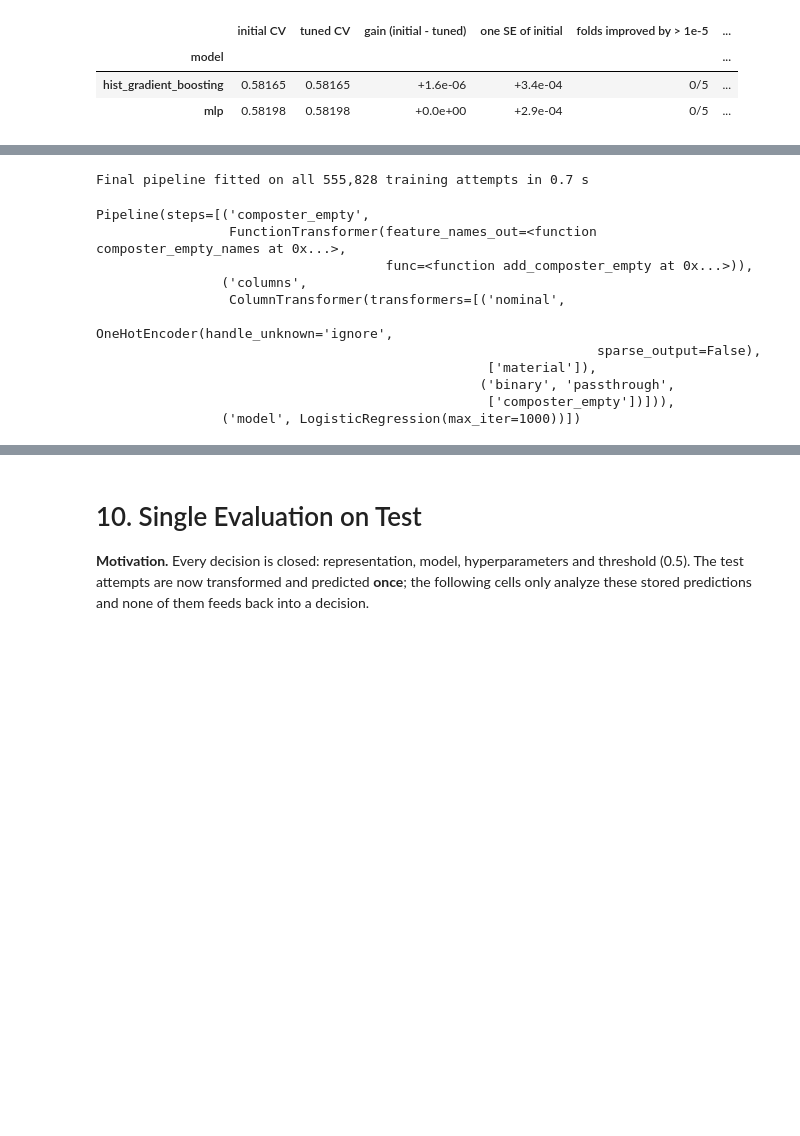
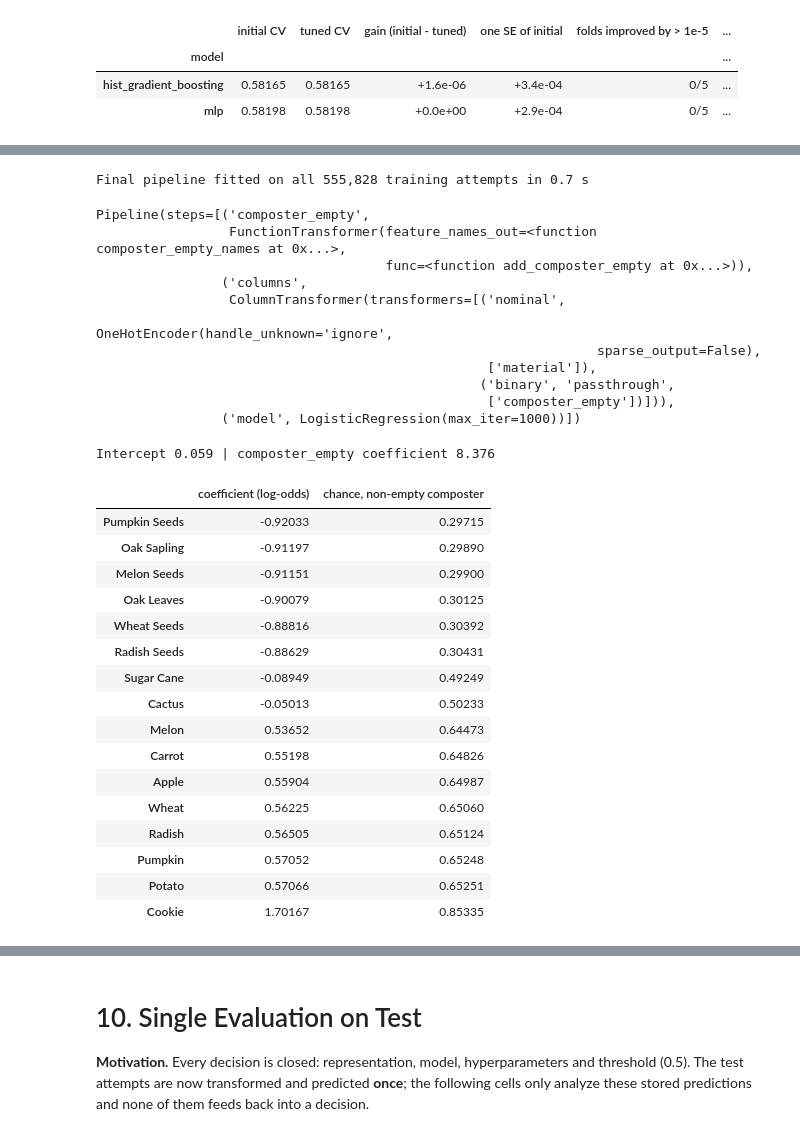
Before and after one commit to errodd/minecraft_composting_success_predictor, a Jupyter notebook: notebooks/03_modeling_and_model_selection.ipynb, the cells around one changed output, grey strips where cells are left out. Saved outputs shown, nothing was run; the diff lists cells and outputs as text; code cells hidden in the pictures; blank space fills up the shorter version.

```diff
--- a/notebooks/03_modeling_and_model_selection.ipynb
+++ b/notebooks/03_modeling_and_model_selection.ipynb
@@ -1111,22 +1157,50 @@ Selected pipeline: representation 'material' + logistic_regression (initial) ->
 # %%
 final_pipeline = build_model_pipeline(selected_estimator, SELECTED_REPRESENTATION)
 start = time.perf_counter()
 final_pipeline.fit(X_train, y_train)
 print(f"Final pipeline fitted on all {len(X_train):,} training attempts in {time.perf_counter() - start:.1f} s")
-final_pipeline
+display(final_pipeline)
+
+model = final_pipeline.named_steps["model"]
+coefficients = pd.Series(model.coef_[0], index=final_pipeline[:-1].get_feature_names_out())
+material_coefficients = coefficients.filter(like="nominal__material_")
+readable = pd.DataFrame({
+    "coefficient (log-odds)": material_coefficients.to_numpy(),
+    "chance, non-empty composter": 1 / (1 + np.exp(-(model.intercept_[0] + material_coefficients.to_numpy()))),
+}, index=material_coefficients.index.str.removeprefix("nominal__material_")).sort_values("chance, non-empty composter")
+print(f"Intercept {model.intercept_[0]:.3f} | composter_empty coefficient {coefficients['binary__composter_empty']:.3f}")
+readable
 # %% [output]
 Final pipeline fitted on all 555,828 training attempts in 0.7 s
 Pipeline(steps=[('composter_empty',
                  FunctionTransformer(feature_names_out=<function composter_empty_names at 0x...>,
                                      func=<function add_composter_empty at 0x...>)),
                 ('columns',
                  ColumnTransformer(transformers=[('nominal',
                                                   OneHotEncoder(handle_unknown='ignore',
                                                                 sparse_output=False),
                                                   ['material']),
                                                  ('binary', 'passthrough',
                                                   ['composter_empty'])])),
                 ('model', LogisticRegression(max_iter=1000))])
+Intercept 0.059 | composter_empty coefficient 8.376
+|  | coefficient (log-odds) | chance, non-empty composter |
+| Pumpkin Seeds | -0.92033 | 0.29715 |
+| Oak Sapling | -0.91197 | 0.29890 |
+| Melon Seeds | -0.91151 | 0.29900 |
+| Oak Leaves | -0.90079 | 0.30125 |
+| Wheat Seeds | -0.88816 | 0.30392 |
+| Radish Seeds | -0.88629 | 0.30431 |
+| Sugar Cane | -0.08949 | 0.49249 |
+| Cactus | -0.05013 | 0.50233 |
+| Melon | 0.53652 | 0.64473 |
+| Carrot | 0.55198 | 0.64826 |
+| Apple | 0.55904 | 0.64987 |
+| Wheat | 0.56225 | 0.65060 |
+| Radish | 0.56505 | 0.65124 |
+| Pumpkin | 0.57052 | 0.65248 |
+| Potato | 0.57066 | 0.65251 |
+| Cookie | 1.70167 | 0.85335 |
 # %% [markdown]
 **Interpretation.** The lowest mean log loss is the initial random forest's (0.58165); the one-standard-error threshold
 is 0.58199 and **all seven pipelines are inside it**. By the rule fixed in Section 1, the simplest is chosen:
```
Also changed, not shown: parts of 21 cells of this notebook, 1 other file.
